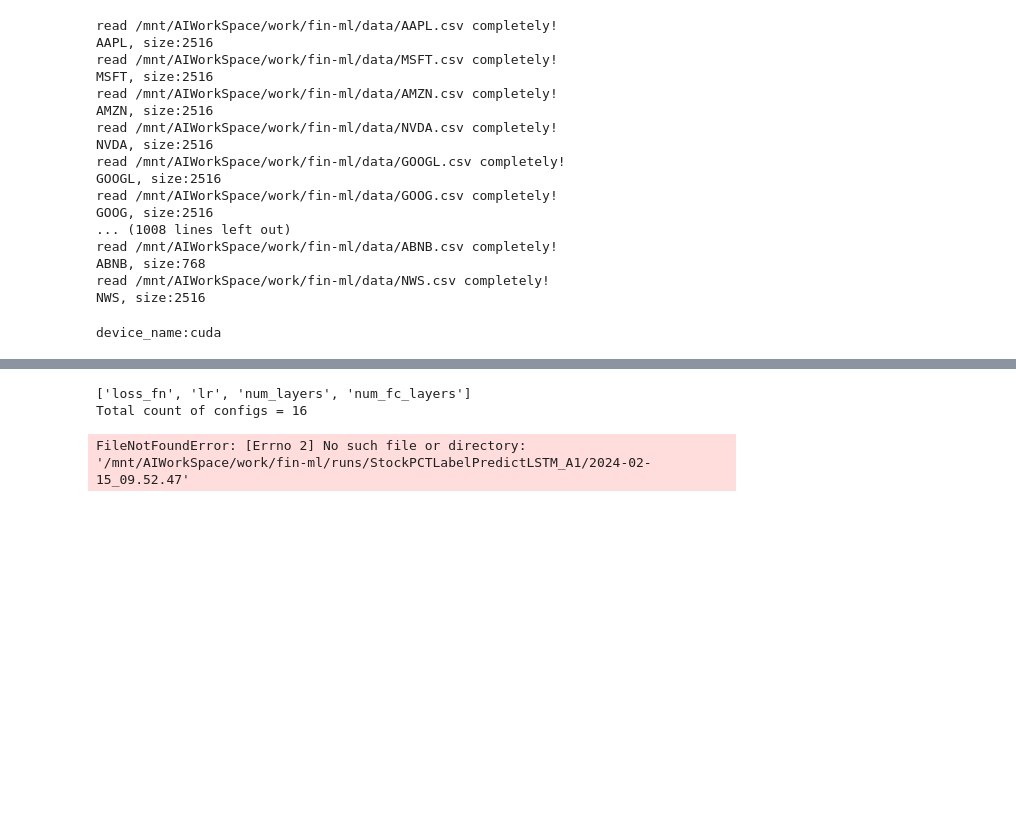
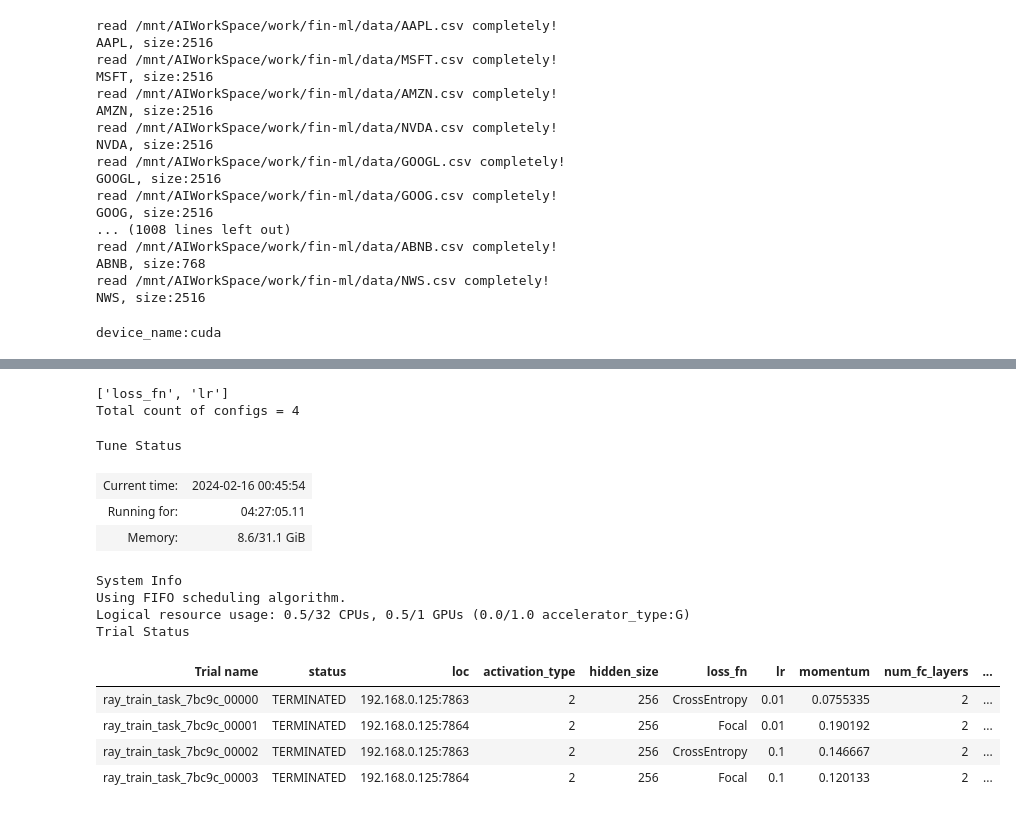
Before and after one commit to cloudaipro/fin-ml, a Jupyter notebook: StockPCTLabelPredictLSTM_A1.ipynb, the cells around one changed output, grey strips where cells are left out. Drawn from its saved outputs; the diff is of its cells as text; code cells hidden in the pictures; blank space fills up the shorter version.

Commit message:
add experiments results

```diff
--- a/StockPCTLabelPredictLSTM_A1.ipynb
+++ b/StockPCTLabelPredictLSTM_A1.ipynb
@@ -922,6 +922,18 @@ import math
 from torch.utils.data import Dataset, DataLoader
 from sklearn.preprocessing import StandardScaler, Normalizer
 from sklearn_pandas import DataFrameMapper
+from sklearn.utils.class_weight import compute_class_weight
+
+
+def find_alpha_and_class_weight(y):
+    weight_of_CE = compute_class_weight(
+        class_weight="balanced", classes=np.unique(y), y=y["label"].values
+    )
+    alpha = []
+    for i in range(len(weight_of_CE)):
+        alpha.append(weight_of_CE[i] / sum(weight_of_CE))
+
+    return (alpha, weight_of_CE)
 
 
 def prepare_XYData(_return_period):
@@ -968,7 +980,7 @@ def prepare_XYData(_return_period):
         ticks_Y_train_data,
         ticks_X_test_data,
         ticks_Y_test_data,
-    ]
+    ], find_alpha_and_class_weight(pd.concat(ticks_Y_train_data))
 # %%
 from torch import nn
 
@@ -1270,7 +1287,6 @@ class FocalLoss(nn.Module):
         super().__init__()
         # use standard CE loss without reducion as basis
         self.CE = nn.CrossEntropyLoss(reduction="none", ignore_index=ignore_index)
-        self.alpha = alpha
         self.alpha = alpha
         if isinstance(alpha, (float, int)):
             self.alpha = torch.Tensor([alpha, 1 - alpha]).to(device)
@@ -1419,5 +1415,5 @@ def find_alpha(y):  # or class_weight for CrossEntropy
 # %%
-def ray_train_task(config, data, time_str):
+def ray_train_task(config, data, alpha, class_weight, time_str):
     global totalTrainingSamples_count
     global log_dir
 
@@ -1467,7 +1463,7 @@ def ray_train_task(config, data, time_str):
         pin_memory_device=device_name,
     )
 
-    features_size = len(train_dataset.ticks_data_X[0].shap[1])
+    features_size = len(data[0][0].columns)
 
     model = StockPCTLabelPredictLSTM(input_size=features_size, config=config)
     model = model.to(device)
@@ -1483,10 +1479,9 @@ def ray_train_task(config, data, time_str):
         )
     )
 
-    alpha = find_alpha(pd.concat(data[1]))
     if config["loss_fn"] == "CrossEntropy":
         loss_fn = torch.nn.CrossEntropyLoss(
-            weight=torch.tensor(alpha, dtype=torch.float32).to(device),
+            weight=torch.tensor(class_weight, dtype=torch.float32).to(device),
             reduction="none",
         )
     else:
@@ -1525,6 +1520,12 @@ def ray_train_task(config, data, time_str):
             }
         )
 # %%
+# best results after experiments
+"""
+CrossEntropy is better than Focal
+CrossEntropy(best result: 0.3921) => lr = 0.01
+Focal       (best result: 0.3865) => lr = 0.1 , num_fc_layers = 1
+"""
 search_space = {
     "loss_fn": tune.grid_search(["CrossEntropy", "Focal"]),
     "lr": tune.grid_search([0.01, 0.1]),  # , 0.01, 0.1, 0.08, 0.12]
@@ -1533,9 +1534,9 @@ search_space = {
     ),  # tune.grid_search([0.11646759543664197]),  # tune.uniform(0.1, 0.9),
     "optim_type": tune.grid_search([2]),  # 1: Adam, 2: SGD  => Adam bad result
     "weight decay": tune.grid_search([0.00001]),  # best value
-    "num_layers": tune.grid_search([4, 6]),  # [1, 2, 4, 8] best value = 3 or 4
+    "num_layers": tune.grid_search([6]),  # [1, 2, 4, 8] best value = 3 or 4
     "hidden_size": tune.grid_search([256]),  # [8, 16, 32, 64, 128]
-    "num_fc_layers": tune.grid_search([1, 2]),  # 1, 2, 3]),
+    "num_fc_layers": tune.grid_search([2]),  # 1, 2, 3]),
     "activation_type": tune.grid_search(
         [2]
     ),  # 1: ReLU(),  2: Sigmoid(),  3: Tanh()  => meaningless num_fc_layers == 1
@@ -1554,31 +1555,48 @@ for k, v in search_space.items():
 print(turning_parameters)
 print(f"Total count of configs = {total_configs}")
 # %% [output]
-['loss_fn', 'lr', 'num_layers', 'num_fc_layers']
-Total count of configs = 16
+['loss_fn', 'lr']
+Total count of configs = 4
 # %%
 import warnings
 
 
 warnings.filterwarnings("ignore", category=Warning)
 
 time_str = datetime.now().strftime("%Y-%m-%d_%H.%M.%S")
 log_dir = f"{log_dir_base}/{time_str}"
 os.mkdir(log_dir)
 
-XYData = prepare_XYData(return_period)
-
+XYData, (alpha, class_weight) = prepare_XYData(return_period)
 tuner = tune.Tuner(
     tune.with_resources(
-        tune.with_parameters(ray_train_task, data=XYData, time_str=time_str),
+        tune.with_parameters(
+            ray_train_task,
+            data=XYData,
+            alpha=alpha,
+            class_weight=class_weight,
+            time_str=time_str,
+        ),
         resources={"cpu": 0.5, "gpu": 0.5},
     ),
     tune_config=tune.TuneConfig(
         metric="f1_score",
         mode="max",
     ),
     param_space=search_space,
 )
 results = tuner.fit()
 # %% [output]
-FileNotFoundError: [Errno 2] No such file or directory: '/mnt/AIWorkSpace/work/fin-ml/runs/StockPCTLabelPredictLSTM_A1/2024-02-15_09.52.47'
+Tune Status
+| Current time: | 2024-02-16 00:45:54 |
+| Running for: | 04:27:05.11 |
+| Memory: | 8.6/31.1 GiB |
+System Info
+Using FIFO scheduling algorithm.
+Logical resource usage: 0.5/32 CPUs, 0.5/1 GPUs (0.0/1.0 accelerator_type:G)
+Trial Status
+| Trial name | status | loc | activation_type | hidden_size | loss_fn | lr | momentum | num_fc_layers | ... |
+| ray_train_task_7bc9c_00000 | TERMINATED | 192.168.0.125:7863 | 2 | 256 | CrossEntropy | 0.01 | 0.0755335 | 2 | ... |
+| ray_train_task_7bc9c_00001 | TERMINATED | 192.168.0.125:7864 | 2 | 256 | Focal | 0.01 | 0.190192 | 2 | ... |
+| ray_train_task_7bc9c_00002 | TERMINATED | 192.168.0.125:7863 | 2 | 256 | CrossEntropy | 0.1 | 0.146667 | 2 | ... |
+| ray_train_task_7bc9c_00003 | TERMINATED | 192.168.0.125:7864 | 2 | 256 | Focal | 0.1 | 0.120133 | 2 | ... |
```
Also changed, not shown: parts of 5 cells of this notebook.
